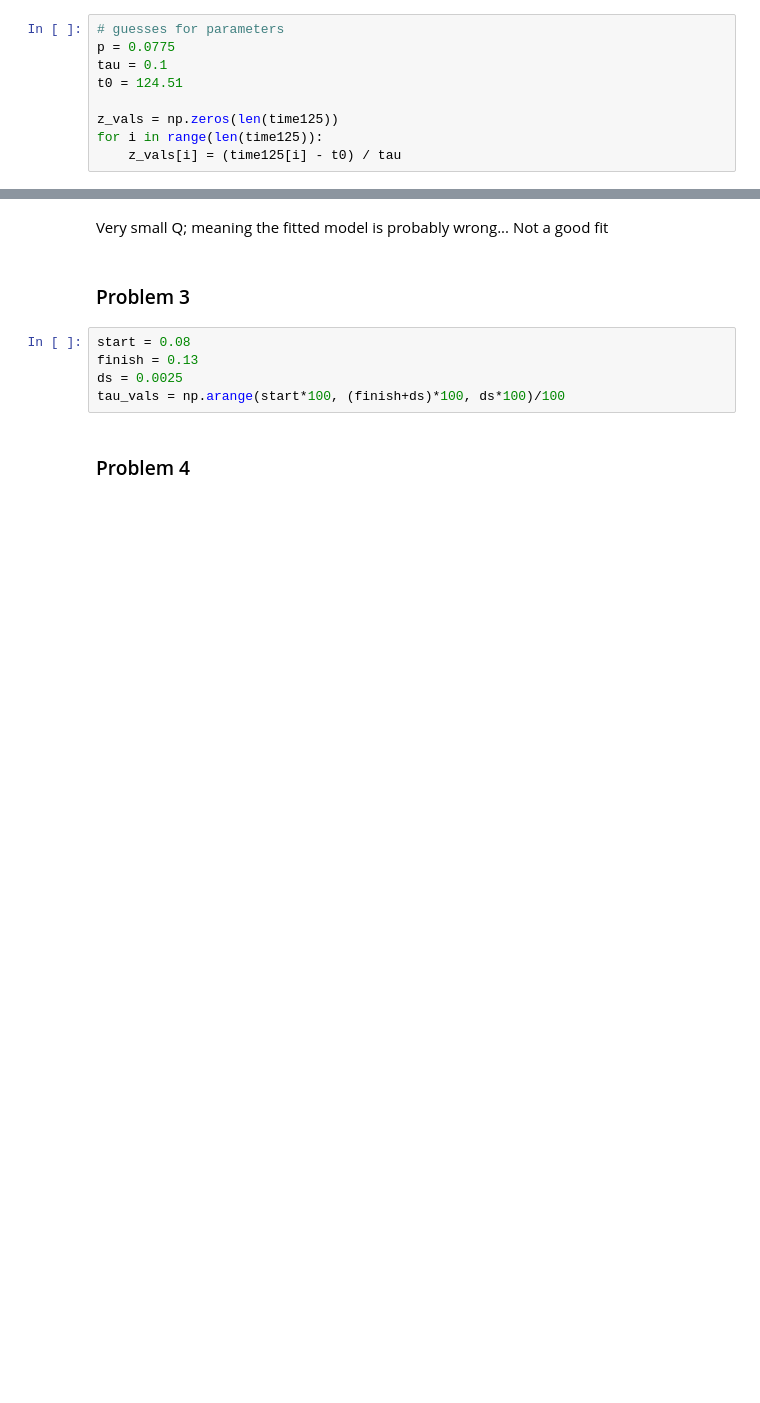
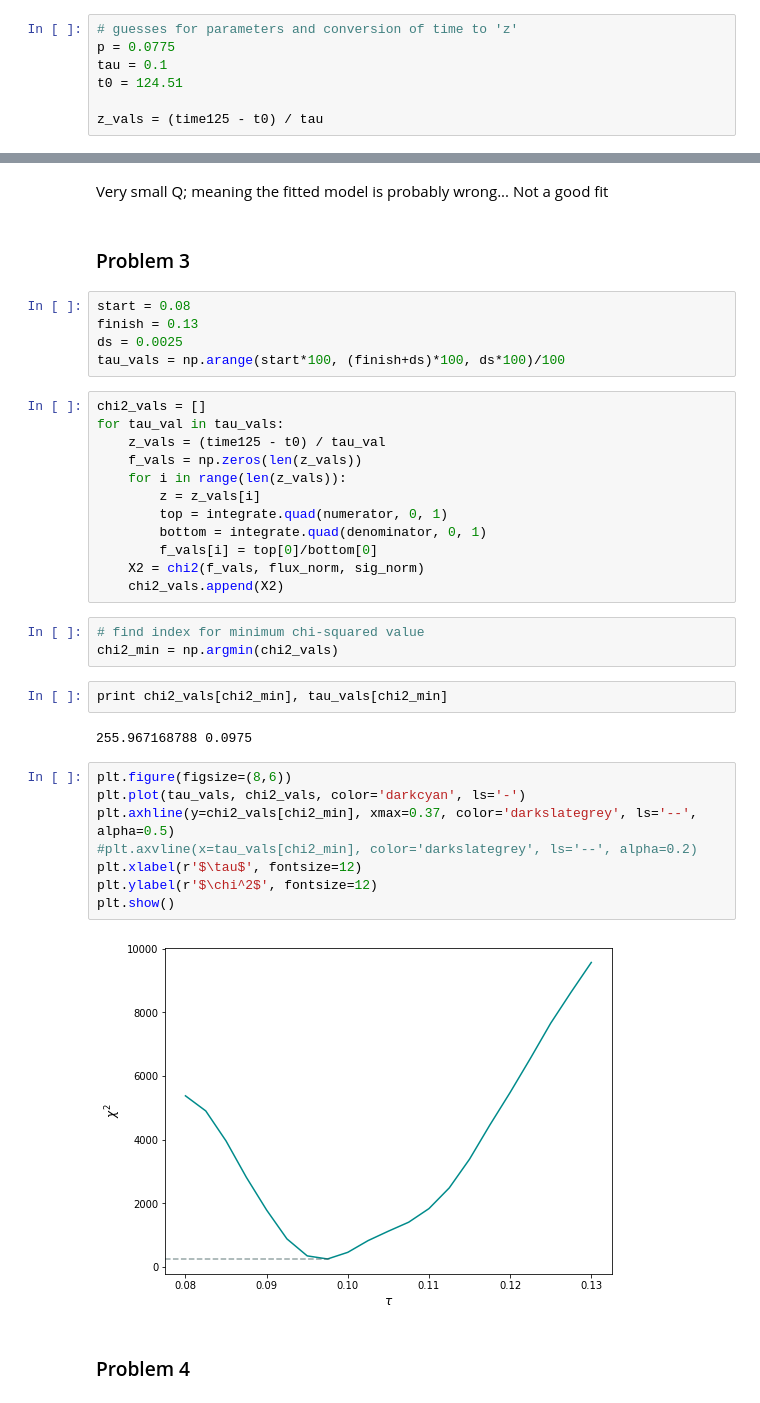
Before and after one commit to columbia-astro/problem-set-7-jicortes, a Jupyter notebook: HW7_jcortes.ipynb, the cells around one changed output, grey strips where cells are left out. Drawn from its saved outputs; the diff is of its cells as text; blank space fills up the shorter version.

Commit message:
Add files via upload
calculation of chi-squared for range of tau values

```diff
--- a/HW7_jcortes.ipynb
+++ b/HW7_jcortes.ipynb
@@ -87,14 +87,12 @@ def I_r(r):
     mu = np.sqrt(1 - r**2)
     return 1 - (1 - np.sqrt(mu))
 # %%
-# guesses for parameters
+# guesses for parameters and conversion of time to 'z'
 p = 0.0775
 tau = 0.1
 t0 = 124.51
 
-z_vals = np.zeros(len(time125))
-for i in range(len(time125)):
-    z_vals[i] = (time125[i] - t0) / tau
+z_vals = (time125 - t0) / tau
 # %%
 # define 'del' function for flux ratio calculation
 def delta(r, p, z):
@@ -175,5 +173,34 @@ start = 0.08
 finish = 0.13
 ds = 0.0025
 tau_vals = np.arange(start*100, (finish+ds)*100, ds*100)/100
+# %%
+chi2_vals = []
+for tau_val in tau_vals:
+    z_vals = (time125 - t0) / tau_val
+    f_vals = np.zeros(len(z_vals))
+    for i in range(len(z_vals)):
+        z = z_vals[i]
+        top = integrate.quad(numerator, 0, 1)
+        bottom = integrate.quad(denominator, 0, 1)
+        f_vals[i] = top[0]/bottom[0]
+    X2 = chi2(f_vals, flux_norm, sig_norm)
+    chi2_vals.append(X2)
+# %%
+# find index for minimum chi-squared value
+chi2_min = np.argmin(chi2_vals)
+# %%
+print chi2_vals[chi2_min], tau_vals[chi2_min]
+# %% [output]
+255.967168788 0.0975
+# %%
+plt.figure(figsize=(8,6))
+plt.plot(tau_vals, chi2_vals, color='darkcyan', ls='-')
+plt.axhline(y=chi2_vals[chi2_min], xmax=0.37, color='darkslategrey', ls='--', alpha=0.5)
+#plt.axvline(x=tau_vals[chi2_min], color='darkslategrey', ls='--', alpha=0.2)
+plt.xlabel(r'$\tau$', fontsize=12)
+plt.ylabel(r'$\chi^2$', fontsize=12)
+plt.show()
+# %% [output]
+[figure, added]
 # %% [markdown]
 ### Problem 4
```
Also changed, not shown: parts of 2 cells of this notebook.
